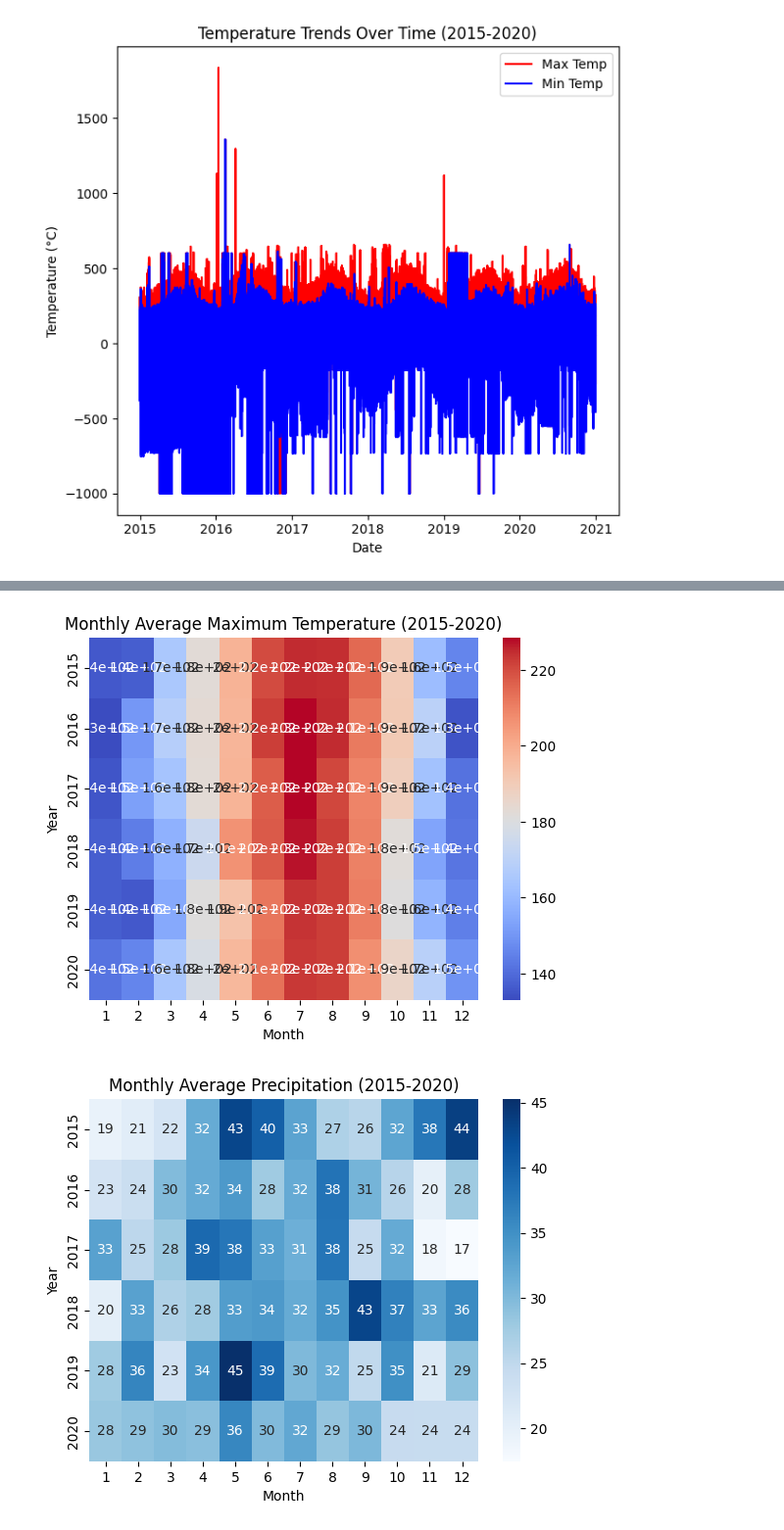
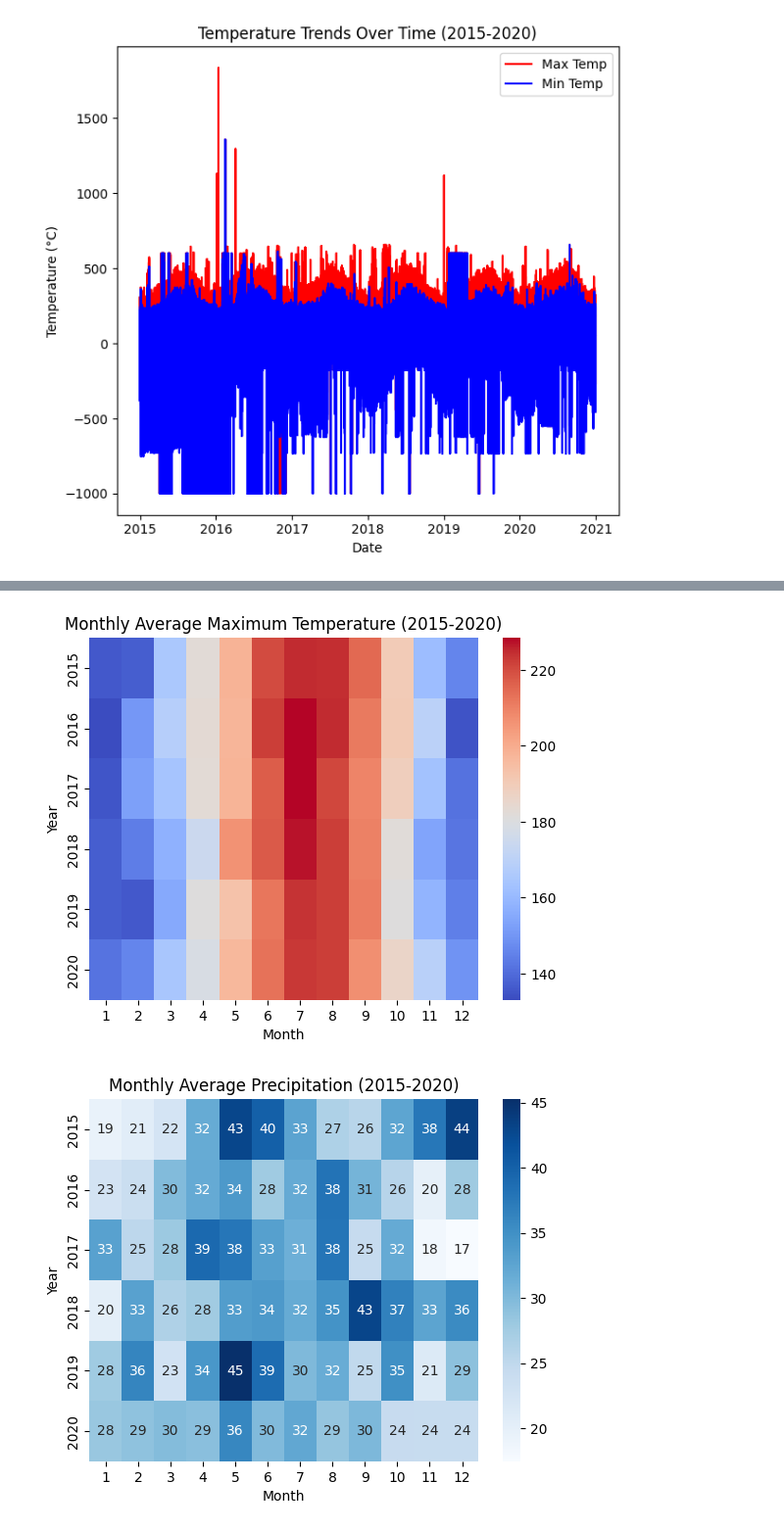
Before and after one commit to Abantika02/made-template, a Jupyter notebook: project/EDA/analysis.ipynb, the cells around one changed output, grey strips where cells are left out. Shown at 98% size. Cells and saved outputs as stored; diff of their text form; code cells hidden in the pictures.

```diff
--- a/project/EDA/analysis.ipynb
+++ b/project/EDA/analysis.ipynb
@@ -339,13 +339,13 @@ sorted_weather['month'] = sorted_weather['DATE'].dt.month
 # %%
 # Calculate average monthly maximum temperature
 monthly_temp = sorted_weather.groupby(['year', 'month'])['TMAX'].mean().unstack()
-sns.heatmap(monthly_temp, cmap='coolwarm', annot=True)  # 'annot=True' to show the values
+sns.heatmap(monthly_temp, cmap='coolwarm', annot=False)  # 'annot=True' to show the values
 plt.title('Monthly Average Maximum Temperature (2015-2020)')
 plt.xlabel('Month')
 plt.ylabel('Year')
 plt.show()
 # %% [output]
-[figure, old version]
+[figure, new version]
 # %%
 # Calculate average monthly precipitation
 monthly_prec = sorted_weather.groupby(['year', 'month'])['PRCP'].mean().unstack()
```
Also changed, not shown: parts of 13 cells of this notebook, 1 other file.
